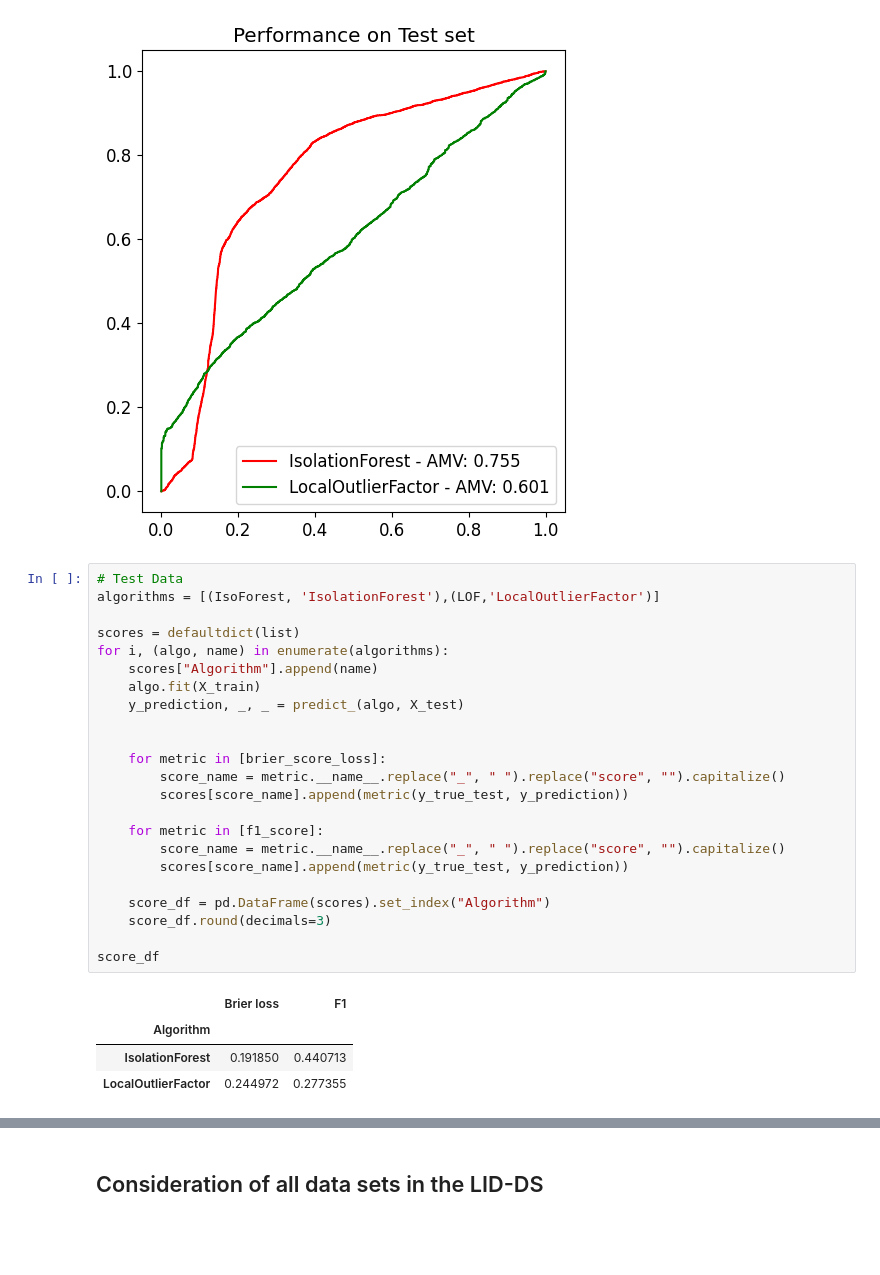
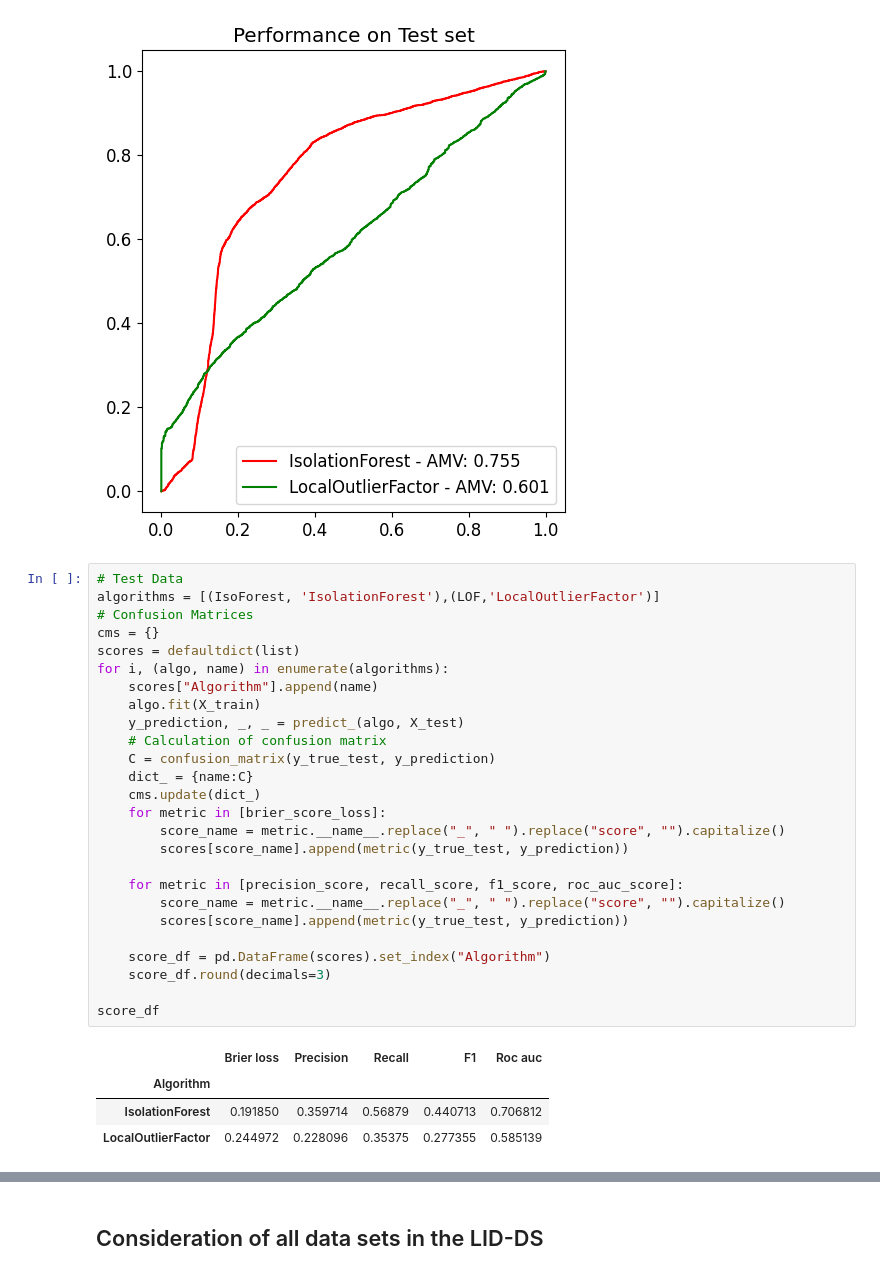
Before and after one commit to Janalytics94/anomaly-detection-software, a Jupyter notebook: src/model/project.ipynb, the cells around one changed output, grey strips where cells are left out. Cells and saved outputs as stored; diff of their text form; blank space fills up the shorter version.

Commit message:
added confusion Matrix

```diff
--- a/src/model/project.ipynb
+++ b/src/model/project.ipynb
@@ -386,28 +384,31 @@ plt.show()
 # %%
 # Test Data
 algorithms = [(IsoForest, 'IsolationForest'),(LOF,'LocalOutlierFactor')]
-
+# Confusion Matrices
+cms = {}
 scores = defaultdict(list)
 for i, (algo, name) in enumerate(algorithms):
     scores["Algorithm"].append(name)
     algo.fit(X_train)
     y_prediction, _, _ = predict_(algo, X_test)
-
-
+    # Calculation of confusion matrix
+    C = confusion_matrix(y_true_test, y_prediction)
+    dict_ = {name:C}
+    cms.update(dict_)
     for metric in [brier_score_loss]:
         score_name = metric.__name__.replace("_", " ").replace("score", "").capitalize()
         scores[score_name].append(metric(y_true_test, y_prediction))
 
-    for metric in [f1_score]:
+    for metric in [precision_score, recall_score, f1_score, roc_auc_score]:
         score_name = metric.__name__.replace("_", " ").replace("score", "").capitalize()
         scores[score_name].append(metric(y_true_test, y_prediction))
 
     score_df = pd.DataFrame(scores).set_index("Algorithm")
     score_df.round(decimals=3)
 
 score_df
 # %% [output]
-|  | Brier loss | F1 |
-| Algorithm |  |  |
-| IsolationForest | 0.191850 | 0.440713 |
-| LocalOutlierFactor | 0.244972 | 0.277355 |
+|  | Brier loss | Precision | Recall | F1 | Roc auc |
+| Algorithm |  |  |  |  |  |
+| IsolationForest | 0.191850 | 0.359714 | 0.56879 | 0.440713 | 0.706812 |
+| LocalOutlierFactor | 0.244972 | 0.228096 | 0.35375 | 0.277355 | 0.585139 |
```
Also changed, not shown: parts of 10 cells of this notebook, 2 other files.
